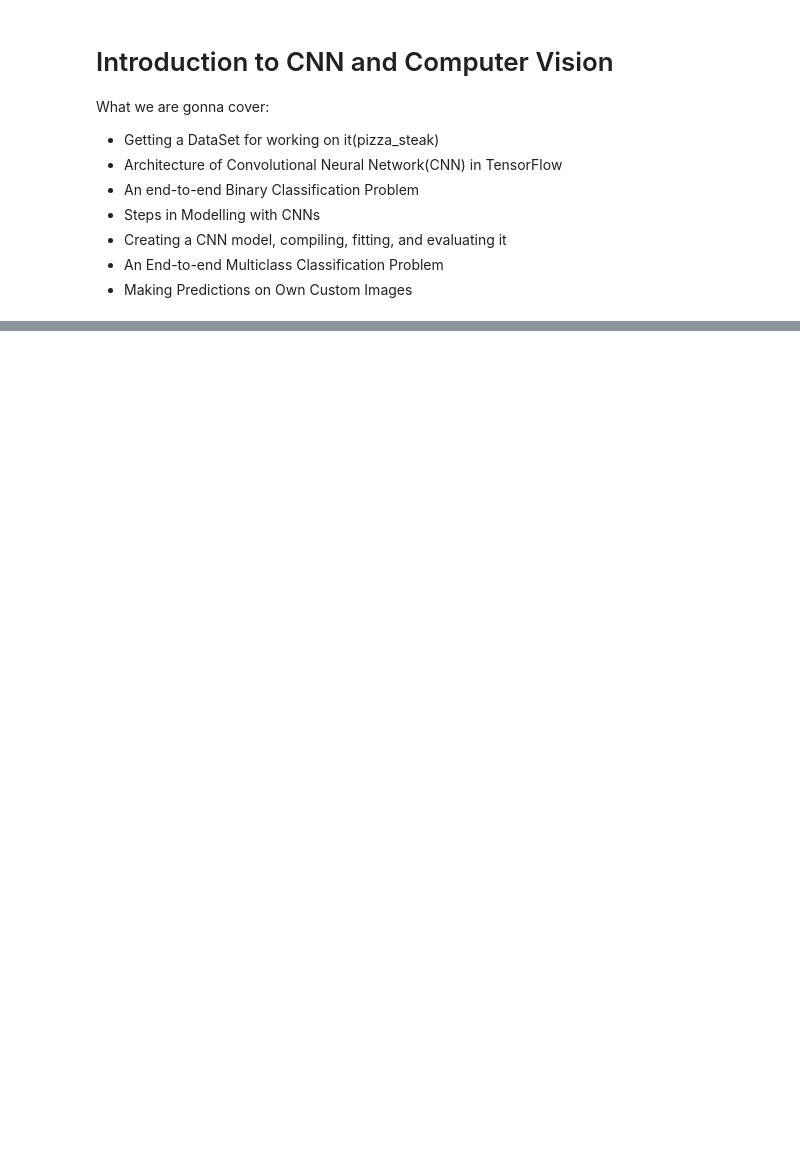
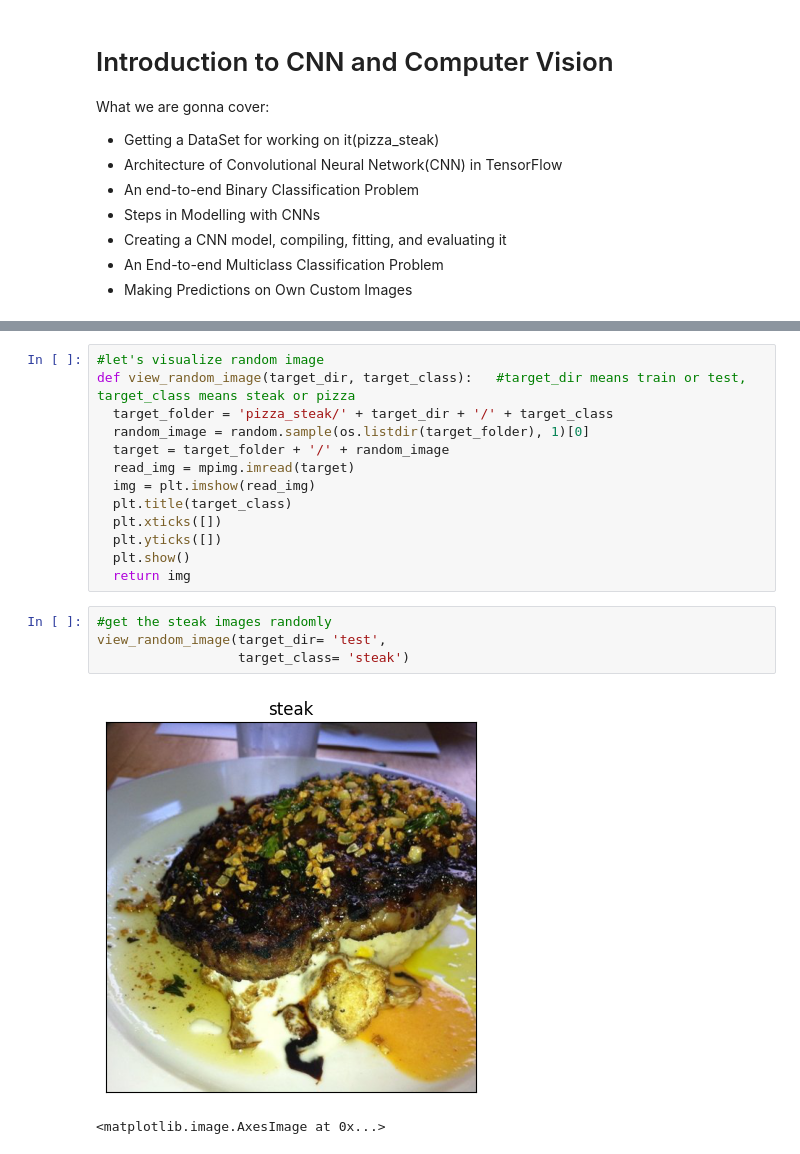
Before and after one commit to hasanzeynal/TensorFlow-Developer-Certificate, a Jupyter notebook: 03_CNN_and_Computer_Vision/computer_vision_and_cnn_in_tensorflow.ipynb, the cells around one changed output, grey strips where cells are left out. Drawn from its saved outputs; the diff is of its cells as text; blank space fills up the shorter version.

```diff
--- a/03_CNN_and_Computer_Vision/computer_vision_and_cnn_in_tensorflow.ipynb
+++ b/03_CNN_and_Computer_Vision/computer_vision_and_cnn_in_tensorflow.ipynb
@@ -26,0 +102,20 @@ What we are gonna cover:
+# %%
+#let's visualize random image
+def view_random_image(target_dir, target_class):   #target_dir means train or test, target_class means steak or pizza
+  target_folder = 'pizza_steak/' + target_dir + '/' + target_class
+  random_image = random.sample(os.listdir(target_folder), 1)[0]
+  target = target_folder + '/' + random_image
+  read_img = mpimg.imread(target)
+  img = plt.imshow(read_img)
+  plt.title(target_class)
+  plt.xticks([])
+  plt.yticks([])
+  plt.show()
+  return img
+# %%
+#get the steak images randomly
+view_random_image(target_dir= 'test',
+                  target_class= 'steak')
+# %% [output]
+[figure, added]
+<matplotlib.image.AxesImage at 0x...>
```
Also changed, not shown: parts of 24 cells of this notebook.
